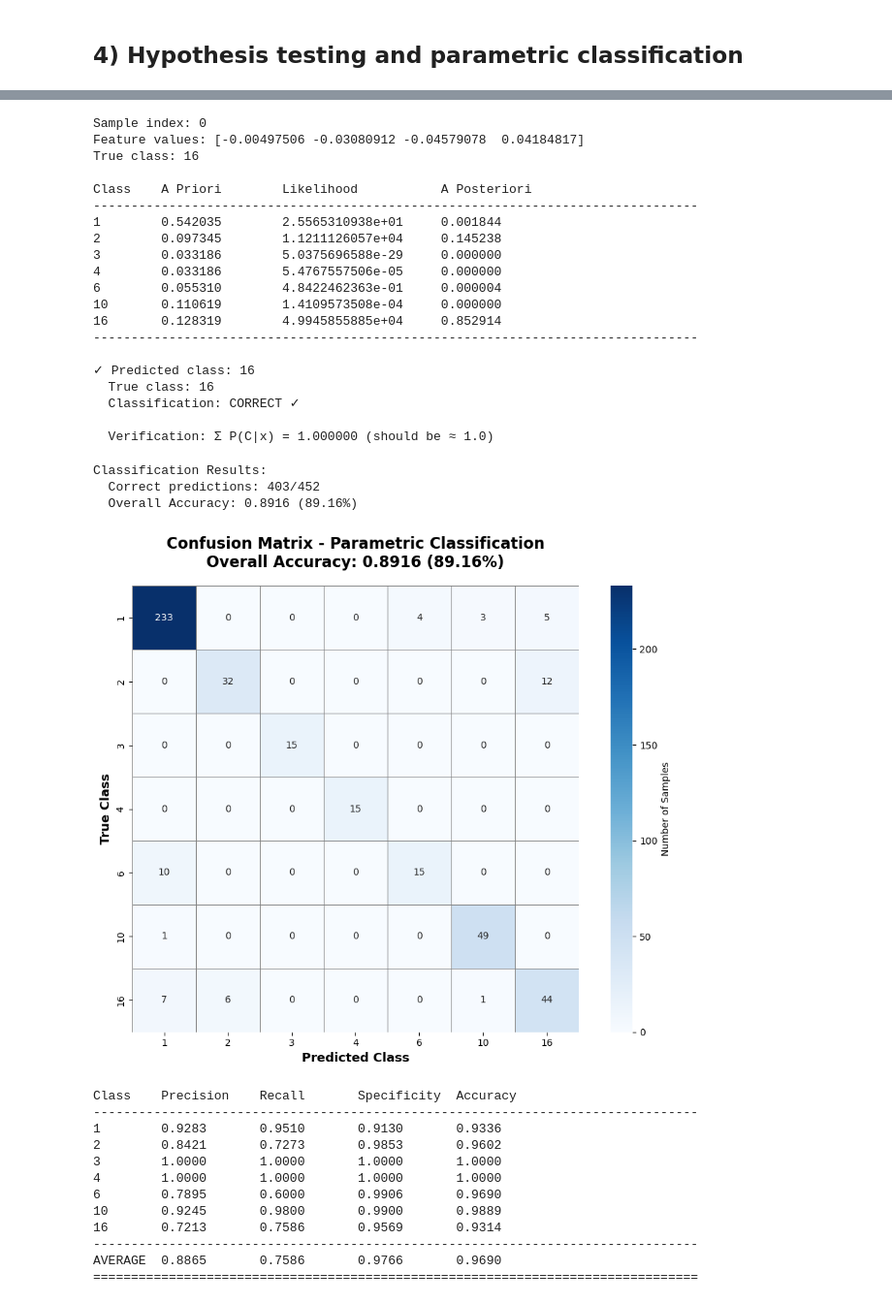
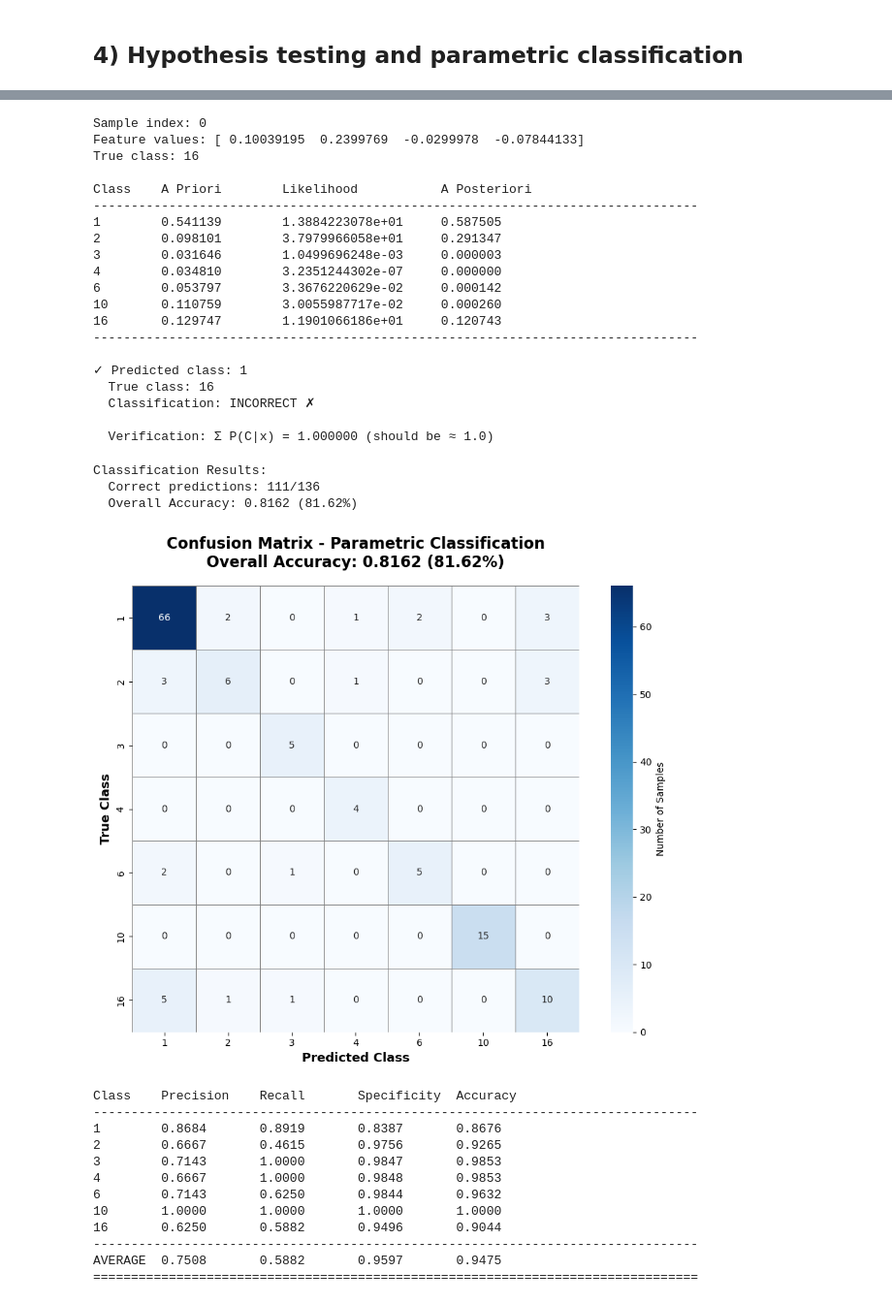
Before and after one commit to lazar-tanaskovic/Arrhythmia-prediction, a Jupyter notebook: Projekat.ipynb, the cells around one changed output, grey strips where cells are left out. Shown at 97% size. Drawn from its saved outputs; the diff is of its cells as text; code cells hidden in the pictures.

```diff
--- a/Projekat.ipynb
+++ b/Projekat.ipynb
@@ -761,6 +819,8 @@ def get_pdf(x, m, s):
     pdf_rest = np.exp(-0.5 * x_mu.T@inv@x_mu)[0,0]
     return pdf_const*pdf_rest
 # %%
+from sklearn.model_selection import train_test_split
+
 print("=" * 80)
 print("PARAMETRIC CLASSIFICATION")
 print("=" * 80)
@@ -769,21 +829,32 @@ print("=" * 80)
 X = data_lda_transformed[['LDA_1', 'LDA_2', 'LDA_3', 'LDA_4']].values
 y = data_lda_transformed['diagnosis'].values
 
+X_train, X_test, y_train, y_test = train_test_split(
+    X, y,
+    test_size=0.3,      # 30% for tesing
+    random_state=42,
+    stratify=y
+)
+
 print(f"\nTotal samples: {len(X)}")
 print(f"Number of classes: {len(np.unique(y))}")
 
-classes = np.unique(y)
+classes = np.unique(y_train)
 class_params = {}
 
 for c in classes:
-    X_c = X[y == c]
+    X_c = X_train[y_train == c]
     n_c = len(X_c)
 
     mean = np.mean(X_c, axis=0)
     cov = np.cov(X_c, rowvar=False) + np.eye(X.shape[1]) * 1e-6
-    prior = n_c / len(y)
+    prior = n_c / len(y_train)
 
     class_params[c] = {'mean': mean, 'cov': cov, 'prior': prior, 'n': n_c}
+
+    print(f"\nClass {c}:")
+    print(f"  Training samples: {n_c}")
+    print(f"  Prior: {prior:.4f}")
 # %% [output]
 ================================================================================
 PARAMETRIC CLASSIFICATION
@@ -818,8 +900,8 @@ from scipy.stats import multivariate_normal
 
 # Show example for first sample
 sample_idx = 0
-test_sample = X[sample_idx]
-true_class = y[sample_idx]
+test_sample = X_test[sample_idx]
+true_class = y_test[sample_idx]
 
 pred_class, likelihoods, posteriors = classify_bayes(test_sample, class_params, classes)
 
@@ -840,52 +922,52 @@ print(f"  Classification: {'CORRECT ✓' if pred_class == true_class else 'INCOR
 print(f"\n  Verification: Σ P(C|x) = {sum(posteriors.values()):.6f} (should be ≈ 1.0)")
 # %% [output]
 Sample index: 0
-Feature values: [-0.00497506 -0.03080912 -0.04579078  0.04184817]
+Feature values: [ 0.10039195  0.2399769  -0.0299978  -0.07844133]
 True class: 16
 
 Class    A Priori        Likelihood           A Posteriori
 --------------------------------------------------------------------------------
-1        0.542035        2.5565310938e+01     0.001844
-2        0.097345        1.1211126057e+04     0.145238
-3        0.033186        5.0375696588e-29     0.000000
-4        0.033186        5.4767557506e-05     0.000000
-6        0.055310        4.8422462363e-01     0.000004
-10       0.110619        1.4109573508e-04     0.000000
-16       0.128319        4.9945855885e+04     0.852914
+1        0.541139        1.3884223078e+01     0.587505
+2        0.098101        3.7979966058e+01     0.291347
+3        0.031646        1.0499696248e-03     0.000003
+4        0.034810        3.2351244302e-07     0.000000
+6        0.053797        3.3676220629e-02     0.000142
+10       0.110759        3.0055987717e-02     0.000260
+16       0.129747        1.1901066186e+01     0.120743
 --------------------------------------------------------------------------------
 
-✓ Predicted class: 16
+✓ Predicted class: 1
   True class: 16
-  Classification: CORRECT ✓
+  Classification: INCORRECT ✗
 
   Verification: Σ P(C|x) = 1.000000 (should be ≈ 1.0)
 # %%
 y_pred = []
 all_posteriors = []
 
-for i in range(len(X)):
-    pred, _, post = classify_bayes(X[i], class_params, classes)
+for i in range(len(X_test)):
+    pred, lik, post = classify_bayes(X_test[i], class_params, classes)
     y_pred.append(pred)
     all_posteriors.append(post)
 
 y_pred = np.array(y_pred)
 
 # Calculate accuracy
-accuracy = np.mean(y_pred == y)
-n_correct = np.sum(y_pred == y)
-n_total = len(y)
+accuracy = np.mean(y_pred == y_test)
+n_correct = np.sum(y_pred == y_test)
+n_total = len(y_test)
 
 print(f"\nClassification Results:")
 print(f"  Correct predictions: {n_correct}/{n_total}")
 print(f"  Overall Accuracy: {accuracy:.4f} ({accuracy*100:.2f}%)")
 # %% [output]
 Classification Results:
-  Correct predictions: 403/452
-  Overall Accuracy: 0.8916 (89.16%)
+  Correct predictions: 111/136
+  Overall Accuracy: 0.8162 (81.62%)
 # %%
 from sklearn.metrics import confusion_matrix
-cm = confusion_matrix(y, y_pred)
-unique_classes = sorted(np.unique(y))
+cm = confusion_matrix(y_test, y_pred)
+unique_classes = sorted(np.unique(y_test))
 
 plt.figure(figsize=(10, 8))
 
@@ -911,43 +993,43 @@ print(f"\n{'Class':<8} {'Precision':<12} {'Recall':<12} {'Specificity':<12} {'Ac
 print("-" * 80)
 
 precision_list = []
 sensitivity_list = []
 specificity_list = []
 accuracy_list = []
 
 for idx, c in enumerate(unique_classes):
     TP = cm[idx, idx]
     FP = cm[:, idx].sum() - TP
     FN = cm[idx, :].sum() - TP
     TN = cm.sum() - (TP + FP + FN)
 
     precision = TP / (TP + FP) if (TP + FP) > 0 else 0
     sensitivity = TP / (TP + FN) if (TP + FN) > 0 else 0
     specificity = TN / (TN + FP) if (TN + FP) > 0 else 0
     accuracy = (TP+TN)/(TP+TN+FP+FN) if (TP+TN+FP+FN) else 0
 
     precision_list.append(precision)
     sensitivity_list.append(sensitivity)
     specificity_list.append(specificity)
     accuracy_list.append(accuracy)
 
     print(f"{c:<8d} {precision:<12.4f} {sensitivity:<12.4f} {specificity:<12.4f} {accuracy:<12.4f}")
 
 print("-" * 80)
 print(f"{'AVERAGE':<8} {np.mean(precision_list):<12.4f} {np.mean(sensitivity):<12.4f} "
       f"{np.mean(specificity_list):<12.4f} {np.mean(accuracy_list):<12.4f}")
 print("=" * 80)
 # %% [output]
-[figure, old version]
+[figure, new version]
 Class    Precision    Recall       Specificity  Accuracy
 --------------------------------------------------------------------------------
-1        0.9283       0.9510       0.9130       0.9336
-2        0.8421       0.7273       0.9853       0.9602
-3        1.0000       1.0000       1.0000       1.0000
-4        1.0000       1.0000       1.0000       1.0000
-6        0.7895       0.6000       0.9906       0.9690
-10       0.9245       0.9800       0.9900       0.9889
-16       0.7213       0.7586       0.9569       0.9314
+1        0.8684       0.8919       0.8387       0.8676
+2        0.6667       0.4615       0.9756       0.9265
+3        0.7143       1.0000       0.9847       0.9853
+4        0.6667       1.0000       0.9848       0.9853
+6        0.7143       0.6250       0.9844       0.9632
+10       1.0000       1.0000       1.0000       1.0000
+16       0.6250       0.5882       0.9496       0.9044
 --------------------------------------------------------------------------------
-AVERAGE  0.8865       0.7586       0.9766       0.9690
+AVERAGE  0.7508       0.5882       0.9597       0.9475
 ================================================================================
```
Also changed, not shown: parts of 21 cells of this notebook, 4 other files.
